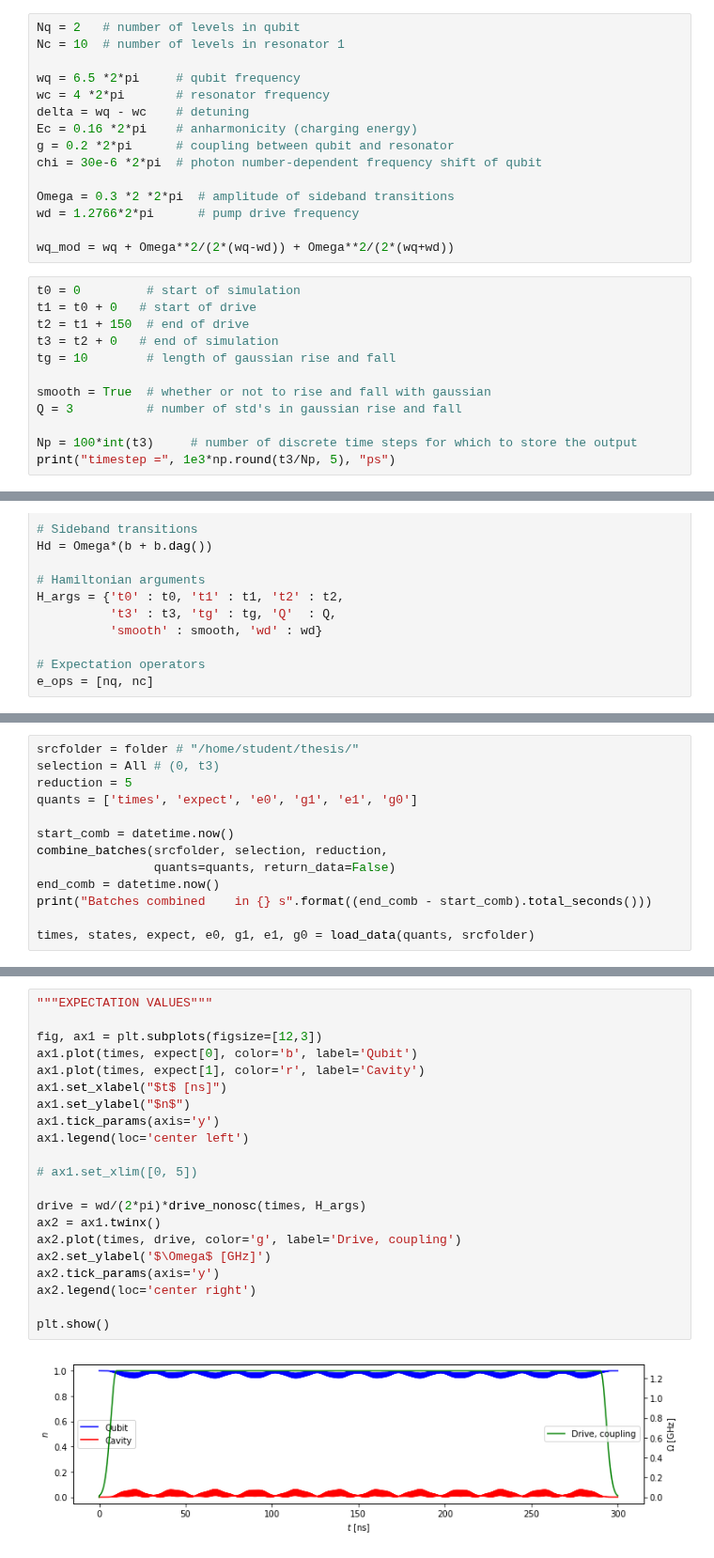
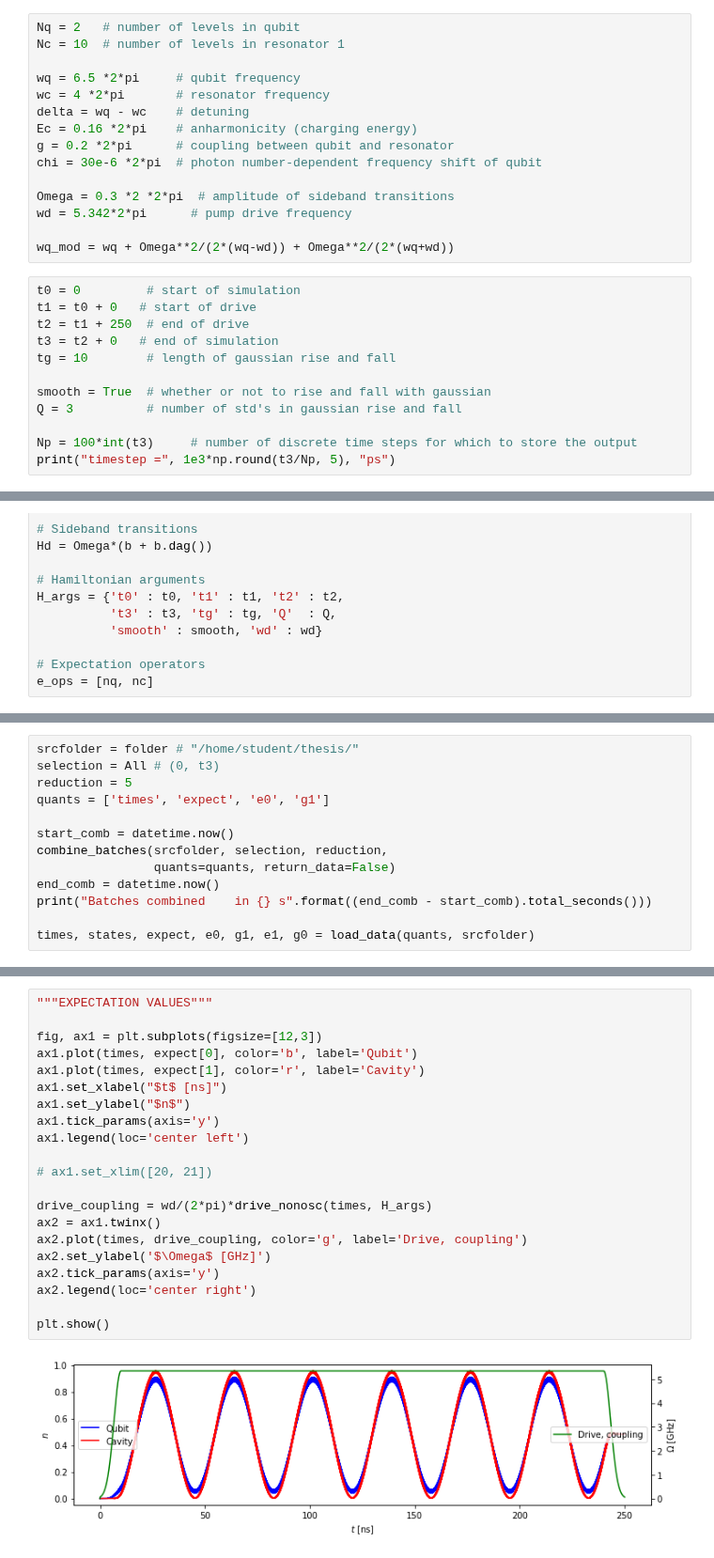
Before and after one commit to wouterkesselsap/thesis, a Jupyter notebook: 2p_sideband.ipynb, the cells around one changed output, grey strips where cells are left out. Shown at 94% size. Cells and saved outputs as stored; diff of their text form.

```diff
--- a/2p_sideband.ipynb
+++ b/2p_sideband.ipynb
@@ -73,13 +73,13 @@ g = 0.2 *2*pi      # coupling between qubit and resonator
 chi = 30e-6 *2*pi  # photon number-dependent frequency shift of qubit
 
 Omega = 0.3 *2 *2*pi  # amplitude of sideband transitions
-wd = 1.2766*2*pi      # pump drive frequency
+wd = 5.342*2*pi      # pump drive frequency
 
 wq_mod = wq + Omega**2/(2*(wq-wd)) + Omega**2/(2*(wq+wd))
 # %%
 t0 = 0         # start of simulation
 t1 = t0 + 0   # start of drive
-t2 = t1 + 150  # end of drive
+t2 = t1 + 250  # end of drive
 t3 = t2 + 0   # end of simulation
 tg = 10        # length of gaussian rise and fall
 
@@ -174,7 +174,7 @@ Evolution completed in 116.140078 s
 srcfolder = folder # "/home/student/thesis/"
 selection = All # (0, t3)
 reduction = 5
-quants = ['times', 'expect', 'e0', 'g1', 'e1', 'g0']
+quants = ['times', 'expect', 'e0', 'g1']
 
 start_comb = datetime.now()
 combine_batches(srcfolder, selection, reduction,
@@ -188,26 +188,26 @@ Batches combined    in 2.41986 s
 # %%
 """EXPECTATION VALUES"""
 
 fig, ax1 = plt.subplots(figsize=[12,3])
 ax1.plot(times, expect[0], color='b', label='Qubit')
 ax1.plot(times, expect[1], color='r', label='Cavity')
 ax1.set_xlabel("$t$ [ns]")
 ax1.set_ylabel("$n$")
 ax1.tick_params(axis='y')
 ax1.legend(loc='center left')
 
-# ax1.set_xlim([0, 5])
+# ax1.set_xlim([20, 21])
 
-drive = wd/(2*pi)*drive_nonosc(times, H_args)
+drive_coupling = wd/(2*pi)*drive_nonosc(times, H_args)
 ax2 = ax1.twinx()
-ax2.plot(times, drive, color='g', label='Drive, coupling')
+ax2.plot(times, drive_coupling, color='g', label='Drive, coupling')
 ax2.set_ylabel('$\Omega$ [GHz]')
 ax2.tick_params(axis='y')
 ax2.legend(loc='center right')
 
 plt.show()
 # %% [output]
-[figure, old version]
+[figure, new version]
 # %%
 """COMBINED PROBABILITIES"""
 
```
Also changed, not shown: parts of 6 cells of this notebook, 2 other files.
